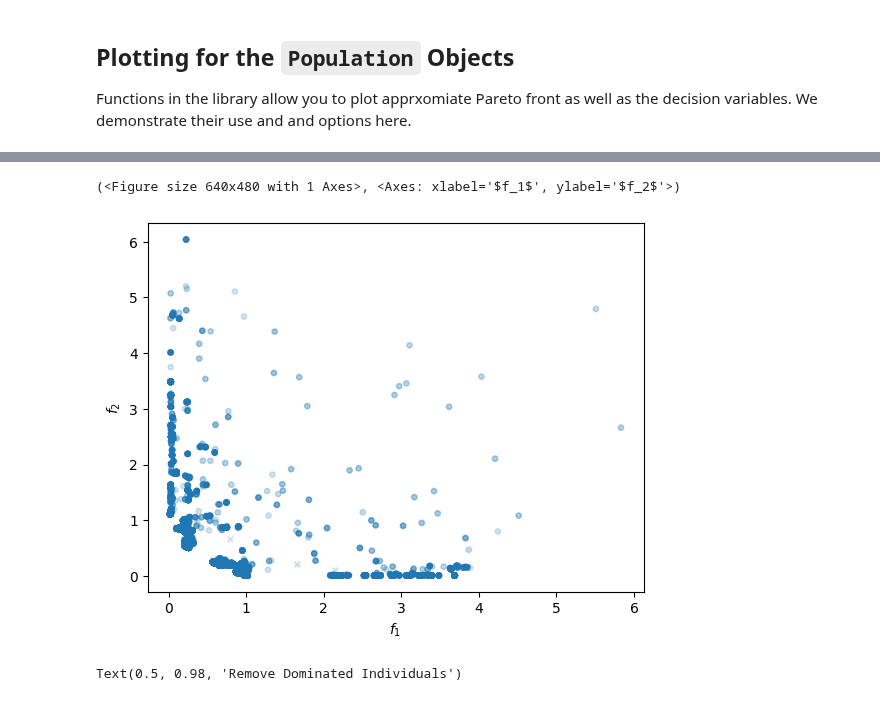
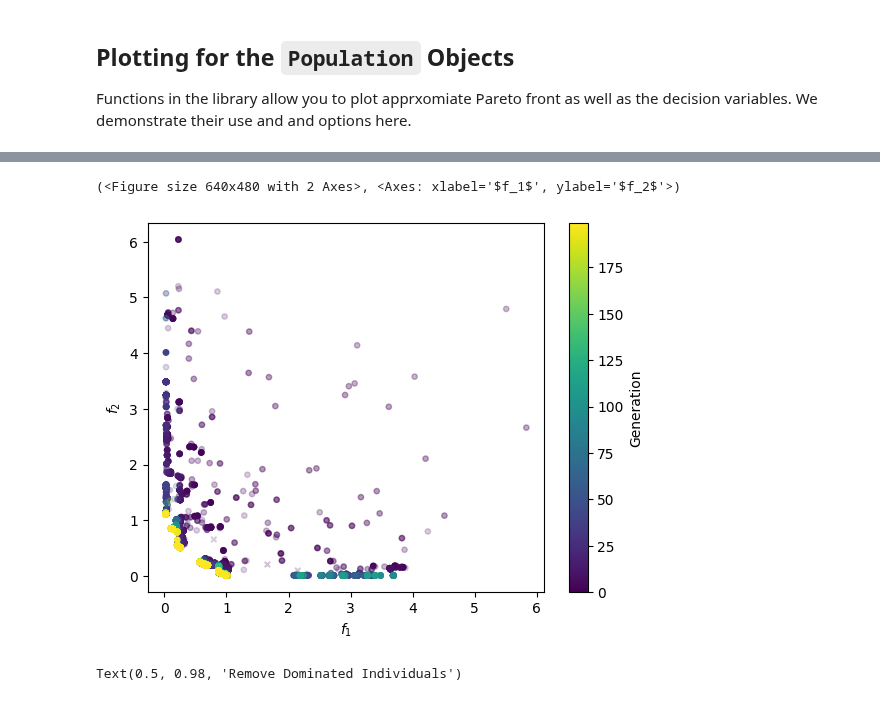
Before and after one commit to electronsandstuff/ParetoBench, a Jupyter notebook: example_notebooks/plotting.ipynb, the cells around one changed output, grey strips where cells are left out. Cells and saved outputs as stored; diff of their text form; code cells hidden in the pictures.

Commit message:
update how generations are handled

```diff
--- a/example_notebooks/plotting.ipynb
+++ b/example_notebooks/plotting.ipynb
@@ -69,10 +69,10 @@ Text(0.5, 1.0, 'Specify Pareto Front Manually')
 [figure]
 # %%
 # We can also plot directly from the history objects which opens up new features
-plot_history(exp.runs[0], settings=PlotHistorySettings(plot_attainment=False, use_colormap=False))
+plot_history(exp.runs[0], settings=PlotHistorySettings(plot_attainment=False, generation_mode="cmap"))
 # %% [output]
-(<Figure size 640x480 with 1 Axes>, <Axes: xlabel='$f_1$', ylabel='$f_2$'>)
+(<Figure size 640x480 with 2 Axes>, <Axes: xlabel='$f_1$', ylabel='$f_2$'>)
-[figure, old version]
+[figure, new version]
 # %%
 # Create a demo population and plot the decision variables
 fig, axes = plot_decision_var_pairs(last_pop)
```
Also changed, not shown: parts of 1 cell of this notebook, 1 other file.
